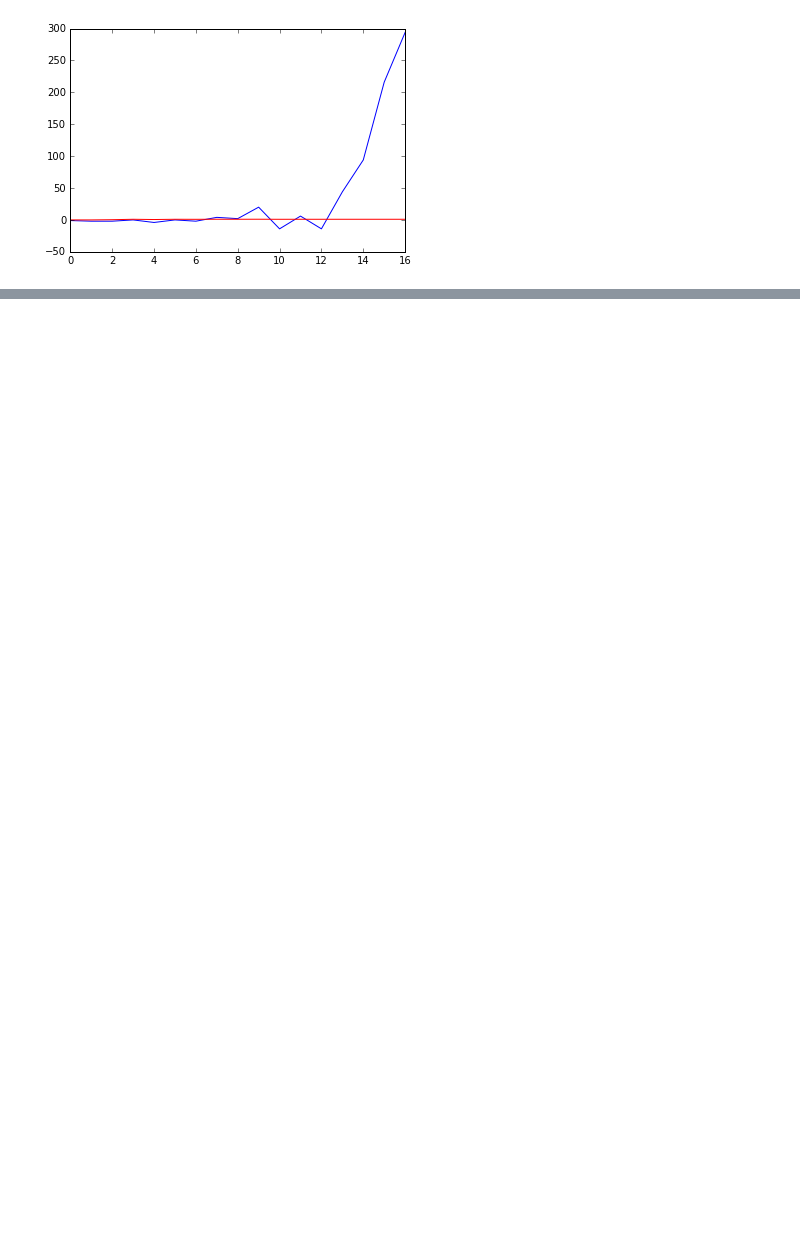
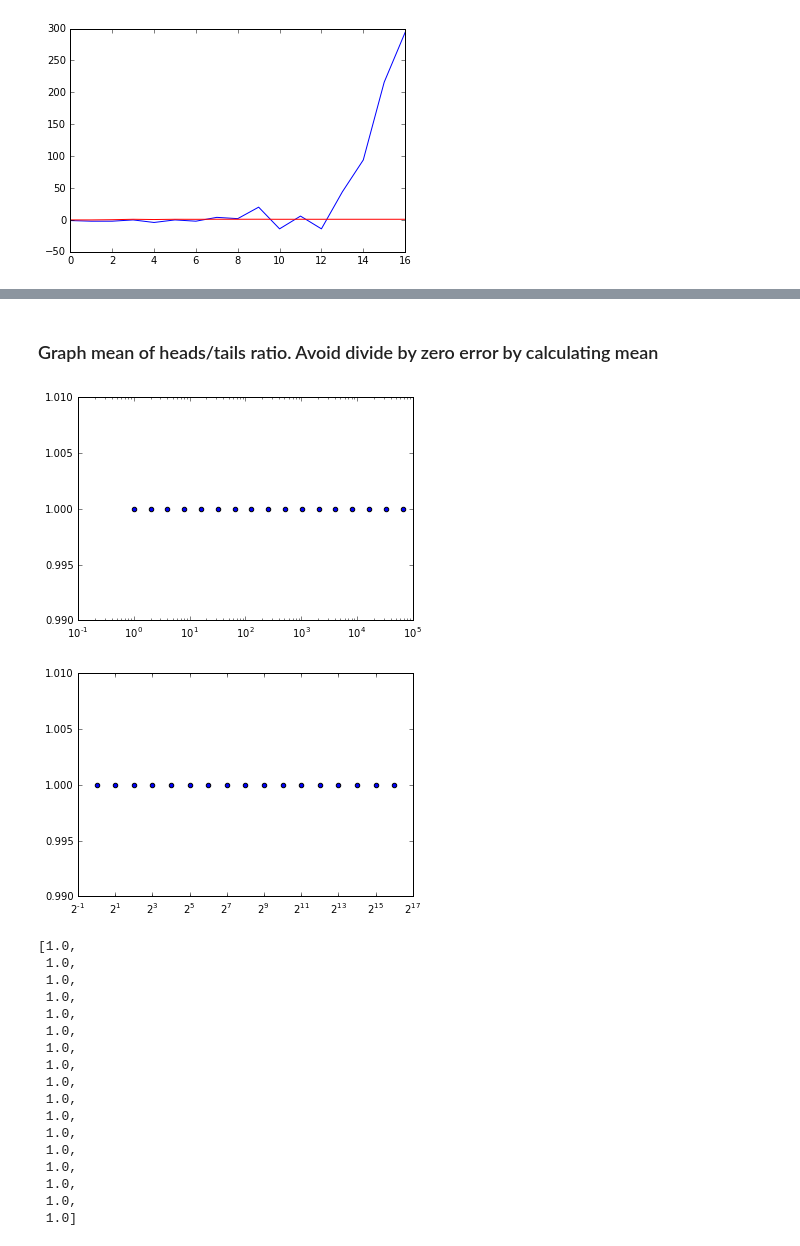
Before and after one commit to gcrowder/flipping-out, a Jupyter notebook: coin-flips.ipynb, the cells around one changed output, grey strips where cells are left out. Saved outputs shown, nothing was run; the diff lists cells and outputs as text; code cells hidden in the pictures; blank space fills up the shorter version.

```diff
--- a/coin-flips.ipynb
+++ b/coin-flips.ipynb
@@ -41,0 +64,47 @@ plt.show()
+# %%
+twenty_trials = []
+for number in range(20):
+    twenty_trials.append(coin_flip_simulations(16))
+# %% [markdown]
+### Graph mean of heads/tails ratio. Avoid divide by zero error by calculating mean
+# %%
+ratios = []
+for x in range(17):
+    ratios.append([])
+for trial in twenty_trials:
+    index = 0
+    for heads, tails in trial:
+            ratios[index].append((heads, tails))
+            index += 1
+index = 0
+for interval in ratios:
+    ratios[index] = sum(interval[0]) / sum(interval[1])
+    index += 1
+
+plt.scatter([2 ** x for x in range(17)], ratios)
+plt.xscale('log')
+plt.show()
+
+plt.scatter([2 ** x for x in range(17)], ratios)
+plt.xscale('log', basex=2)
+plt.show()
+# %% [output]
+[figure, added]
+[figure, added]
+[1.0,
+ 1.0,
+ 1.0,
+ 1.0,
+ 1.0,
+ 1.0,
+ 1.0,
+ 1.0,
+ 1.0,
+ 1.0,
+ 1.0,
+ 1.0,
+ 1.0,
+ 1.0,
+ 1.0,
+ 1.0,
+ 1.0]
```
Also changed, not shown: parts of 11 cells of this notebook.
